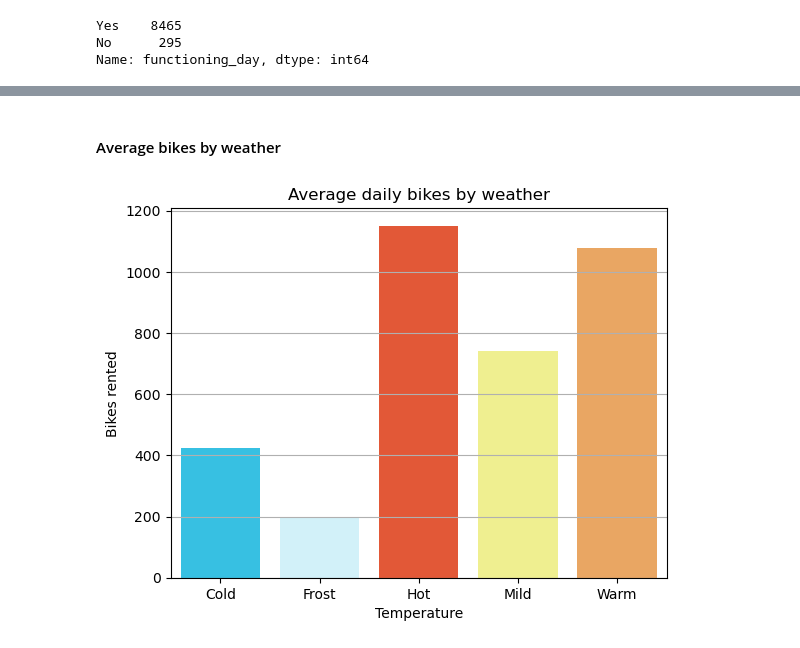
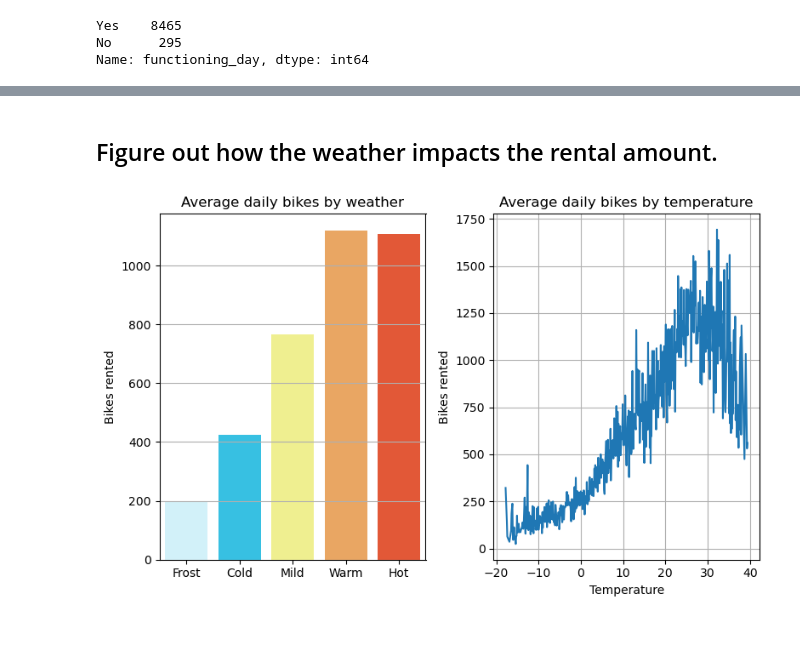
Before and after one commit to lukwies/Bikerentals-in-Seoul, a Jupyter notebook: notebooks/exploration.ipynb, the cells around one changed output, grey strips where cells are left out. Cells and saved outputs as stored; diff of their text form; code cells hidden in the pictures.

Commit message:
Added more nice plots

```diff
--- a/notebooks/exploration.ipynb
+++ b/notebooks/exploration.ipynb
@@ -284,11 +281,24 @@ plt.show()
 # %% [markdown]
-#### Average bikes by weather
+## Figure out how the weather impacts the rental amount.
+# %%
+temptype_order = ['Frost', 'Cold', 'Mild', 'Warm', 'Hot']
+temptype_color = ['#ccf5ff', '#1ad1ff', '#ffff80', '#ffa64d', '#ff471a']
 # %%
-palette = ['#1ad1ff', '#ccf5ff', '#ff471a', '#ffff80', '#ffa64d']
-plot_df = df.groupby('temperature_type').agg({'rented_bike_count':'mean'}).reset_index()
-ax = sns.barplot(data=plot_df, x='temperature_type', y='rented_bike_count', palette=palette)
-ax.set(ylabel='Bikes rented', xlabel='Temperature', title='Average daily bikes by weather')
-plt.grid(axis='y')
+plot_w_df = df.groupby('temperature_type').agg({'rented_bike_count':'mean'}).reset_index()
+plot_t_df = df.groupby('temperature').agg({'rented_bike_count':'mean'}).reset_index()
+
+fig,ax = plt.subplots(1, 2, figsize=(8,5))
+
+sax = sns.barplot(data=plot_w_df, x='temperature_type', y='rented_bike_count',
+                 order=temptype_order, palette=temptype_color, ax=ax[0])
+sax.set(ylabel='Bikes rented', xlabel='', title='Average daily bikes by weather')
+sax.grid(axis='y')
+
+sax = sns.lineplot(data=plot_t_df, y='rented_bike_count', x='temperature', ax=ax[1])
+sax.set(ylabel='Bikes rented', xlabel='Temperature', title='Average daily bikes by temperature')
+sax.grid()
+
+plt.tight_layout()
 plt.show()
 # %% [output]
-[figure, old version]
+[figure, new version]
```
Also changed, not shown: parts of 28 cells of this notebook, 1 other file.
